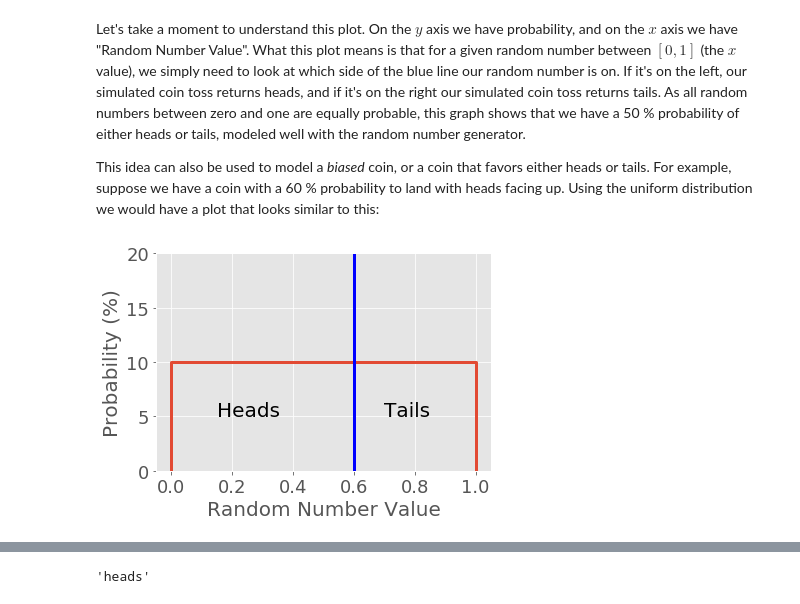
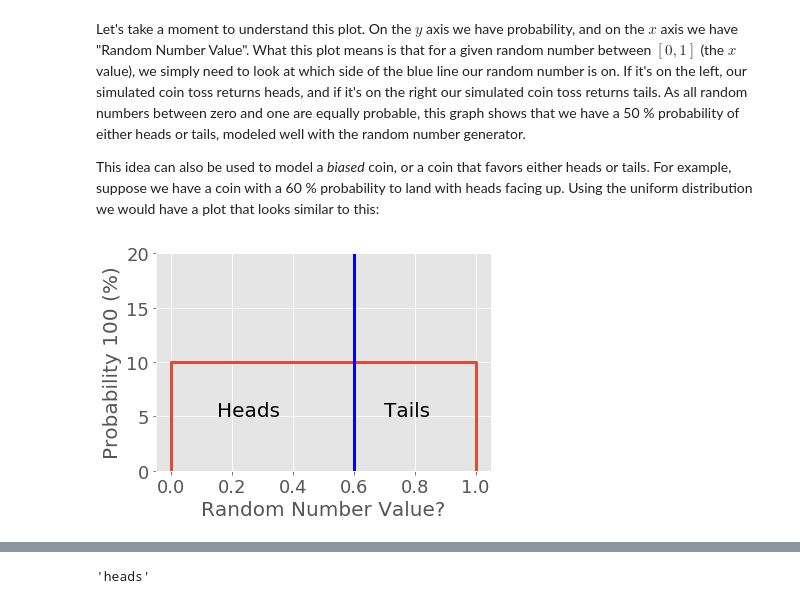
Before and after one commit to callysto/callysto-sample-notebooks, a Jupyter notebook: notebooks/Math/FlippingCoins.ipynb, the cells around one changed output, grey strips where cells are left out. Cells and saved outputs as stored; diff of their text form; code cells hidden in the pictures.

```diff
--- a/notebooks/Math/FlippingCoins.ipynb
+++ b/notebooks/Math/FlippingCoins.ipynb
@@ -280,36 +281,36 @@ This idea can also be used to model a _biased_ coin, or a coin that favors eithe
 # %%
 hide_me
 plt.style.use('ggplot')
 
 plt.text(0.15, 5,"Heads",size=20)
 plt.text(0.70, 5,"Tails", size=20)
 plt.ylim([0,20])
-plt.ylabel("Probability (%)", size=20)
-plt.xlabel("Random Number Value",size=20)
+plt.ylabel("Probability 100 (%)", size=20)
+plt.xlabel("Random Number Value?",size=20)
 plt.plot([0,0 ,1,1],[0,10,10,0], linewidth = 3, label = "Uniform Distribution")
 plt.plot([0.6,0.6], [0,20], linewidth = 3, c='b')
 plt.tick_params(axis='both', which='major', labelsize=18)
 
 
 plt.show()
 
 HTML('''<script>
     code_show=true;
     function code_toggle() {
         if (code_show){
             $('div.cell.code_cell.rendered.selected div.input').hide();
         } else {
             $('div.cell.code_cell.rendered.selected div.input').show();
         }
         code_show = !code_show
     }
 
     $( document ).ready(code_toggle);
     </script>
 
     To see the algorithm which created the graph, click <a href="javascript:code_toggle()">here</a>.''')
 # %% [output]
-[figure, old version]
+[figure, new version]
 [interactive output not drawn]
 # %% [markdown]
 Where this plot is functionally identical to the one shown before it, however the probability of our simulated coin returning heads is 60 %, and the probability of our simulated coin returning tails is 40 %.
```
Also changed, not shown: parts of 5 cells of this notebook, 4 other files.
